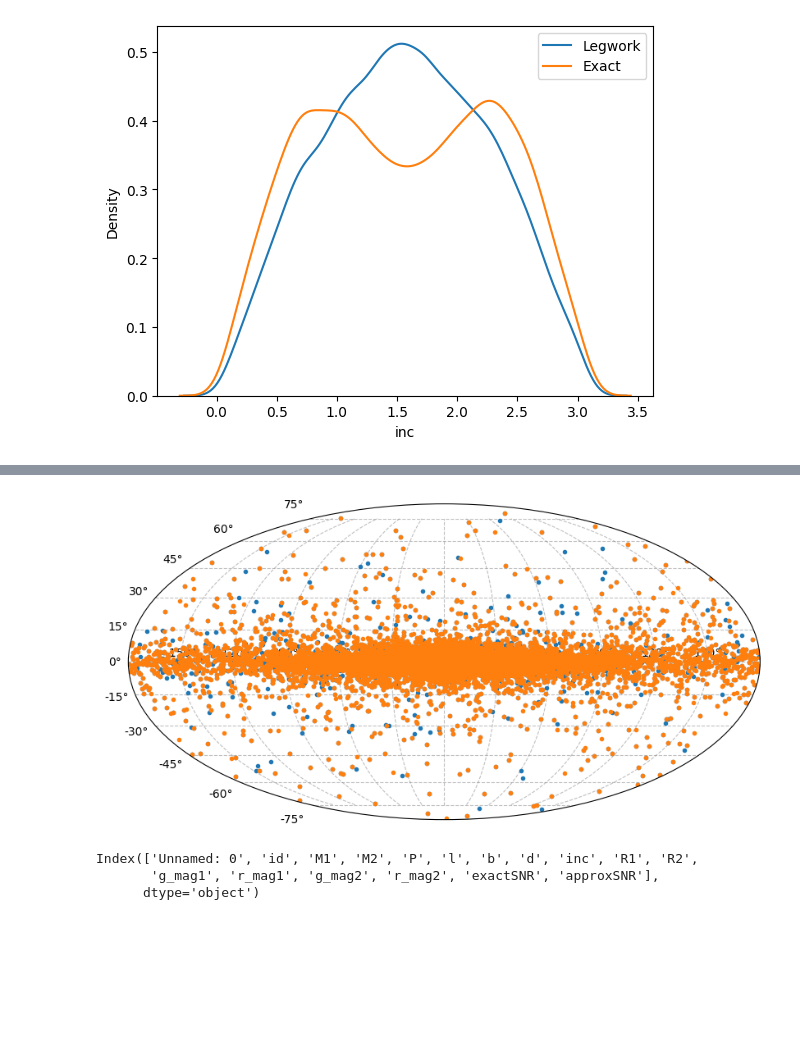
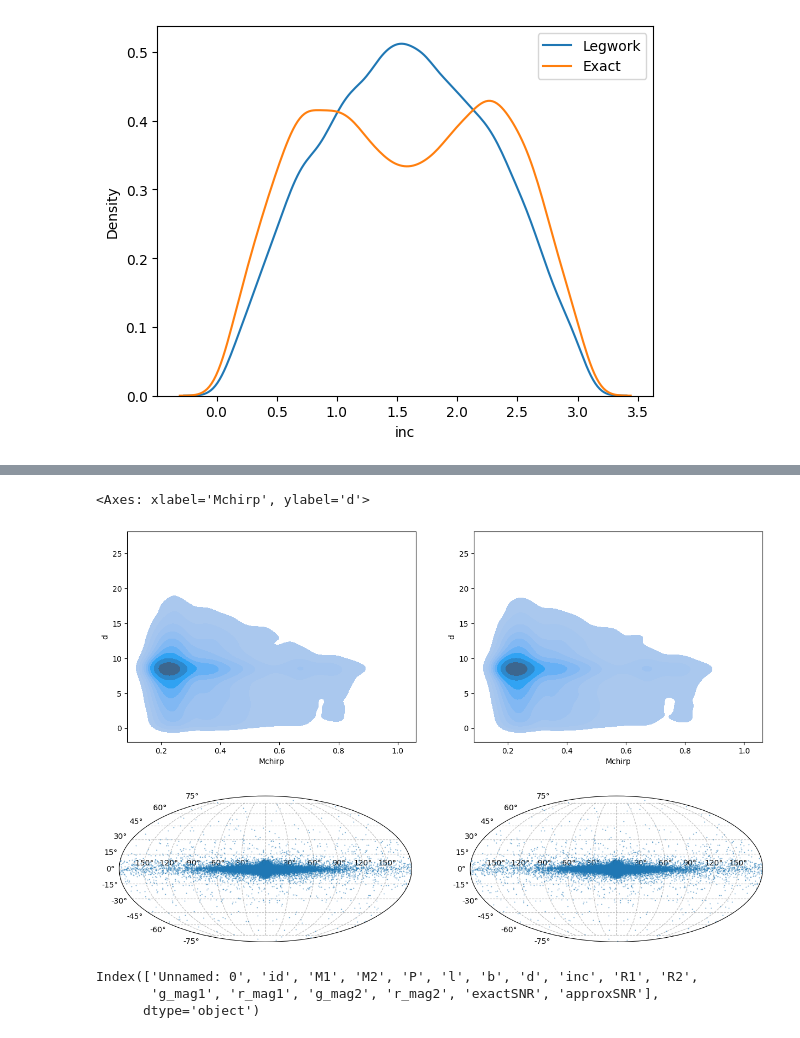
Before and after one commit to nelemans/LISA_GB_population, a Jupyter notebook: LISA_community_day_populations.ipynb, the cells around one changed output, grey strips where cells are left out. Drawn from its saved outputs; the diff is of its cells as text; code cells hidden in the pictures; blank space fills up the shorter version.

```diff
--- a/LISA_community_day_populations.ipynb
+++ b/LISA_community_day_populations.ipynb
@@ -236,6 +246,9 @@ def pars_to_GBGPU(P, M1, M2, d, l=0, b=0, inc = 60*u.degree, phi=0, psi=0, fddot
     #Probably best to work with a dict-style structure tailored to the file we give.
 
 
+def Mch(M1, m2):
+    return (M1*m2)**0.6/(M1 + m2)**0.2
+
 # FIM code
 # %% [markdown]
 We will star by going back to the verification binaries, which you have seen before at the data analysis tutorial.
@@ -344,0 +355,4 @@ maskAngles = data['exactSNR'] > 7
+# %%
+data['Mchirp'] = Mch(data['M1'],data['M2'])
+# %%
+data['f_GW'] = 2/(data['P']*u.day.to(u.second))*1000
@@ -377,0 +424,11 @@ sns.kdeplot(data[maskAngles],x='M1',y='M2')
+# %%
+log_levels = np.geomspace(0.0000001, 1, num=10)
+fig = plt.figure(figsize=(15, 5))
+ax = fig.add_subplot(121)
+sns.kdeplot(data[maskLegwork],x='Mchirp',y='d',fill=True)
+
+ax = fig.add_subplot(122)
+sns.kdeplot(data[maskAngles],x='Mchirp',y='d',fill=True)
+# %% [output]
+<Axes: xlabel='Mchirp', ylabel='d'>
+[figure, added]
@@ -378,14 +444,18 @@ sns.kdeplot(data[maskAngles],x='M1',y='M2')
 # %%
-fig = plt.figure(figsize=(10, 5))
-ax = fig.add_subplot(111, projection='mollweide')
+fig = plt.figure(figsize=(15, 5))
+ax = fig.add_subplot(121, projection='mollweide')
 
-ax.plot(data[maskLegwork]['l']/57.3,data[maskLegwork]['b']/57.3,'.')
-ax.plot(data[maskAngles]['l']/57.3,data[maskAngles]['b']/57.3,'.')
+ax.plot(data[maskLegwork]['l']/57.3,data[maskLegwork]['b']/57.3,'s',markersize=0.5,alpha=0.5)
 
-# 5. Format the grid and appearance
 ax.grid(True, color='gray', linestyle='--', alpha=0.5)
+
+ax = fig.add_subplot(122, projection='mollweide')
+
+ax.plot(data[maskAngles]['l']/57.3,data[maskAngles]['b']/57.3,'s',markersize=0.5,alpha=0.5)
+
+ax.grid(True, color='gray', linestyle='--', alpha=0.5)
 # %% [output]
-[figure, old version]
+[figure, new version]
 # %%
 data.keys()
 # %% [output]
```
Also changed, not shown: parts of 16 cells of this notebook.
